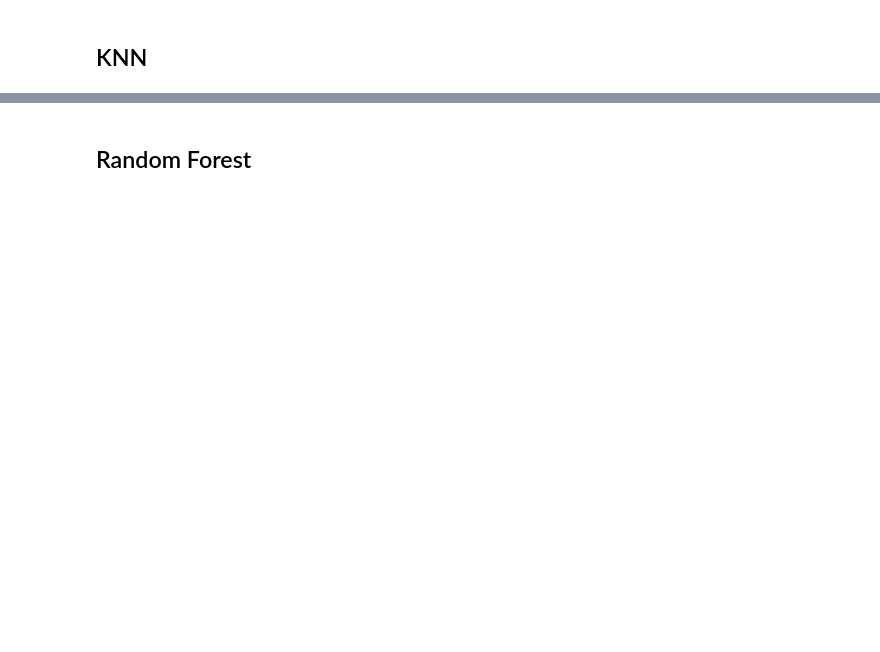
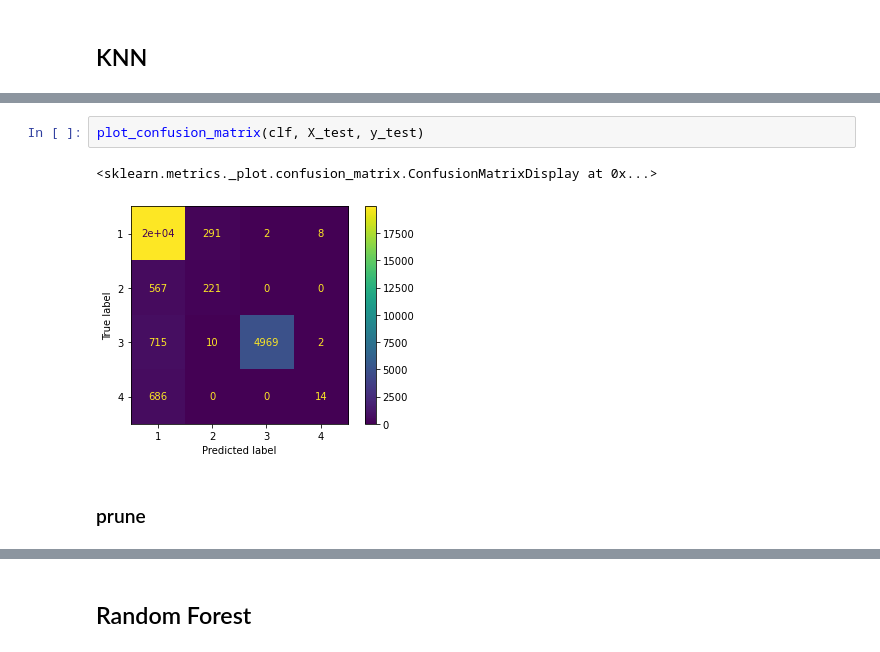
Before and after one commit to kathanner/water-filters, a Jupyter notebook: modeling.ipynb, the cells around one changed output, grey strips where cells are left out. Saved outputs shown, nothing was run; the diff lists cells and outputs as text; blank space fills up the shorter version.

```diff
--- a/modeling.ipynb
+++ b/modeling.ipynb
@@ -80,0 +159,7 @@ F1 Score: 0.8994205647263812
+# %%
+plot_confusion_matrix(clf, X_test, y_test)
+# %% [output]
+<sklearn.metrics._plot.confusion_matrix.ConfusionMatrixDisplay at 0x...>
+[figure, added]
+# %% [markdown]
+### prune
```
Also changed, not shown: parts of 28 cells of this notebook, 3 other files.
